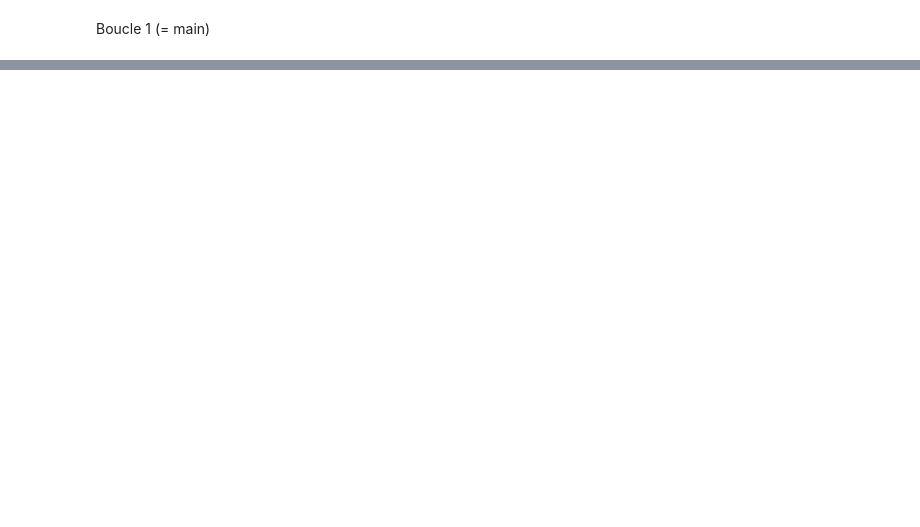
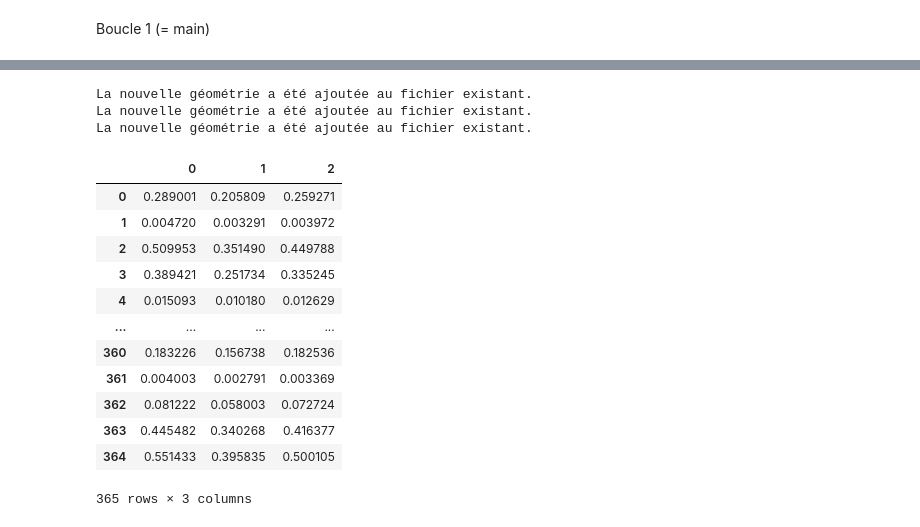
Before and after one commit to McoVale/TSAgriPV, a Jupyter notebook: bugfix_final_tab.ipynb, the cells around one changed output, grey strips where cells are left out. Cells and saved outputs as stored; diff of their text form; code cells hidden in the pictures; blank space fills up the shorter version.

```diff
--- a/bugfix_final_tab.ipynb
+++ b/bugfix_final_tab.ipynb
@@ -481,6 +511,7 @@ NB_RANGS = 10 # Nombre de panneaux par ligne
 NB_PVP_RANGS = int(GRID_SIZE / ENTRAXE) # Nombre de lignes
 LONGUEUR_PVP = GRID_SIZE / (NB_RANGS) # Longueur des panneaux dans une même ligne
 LARGEUR_BANDE = 0.18
+LARGEUR_AVIDE = (RAMPANT-4*LARGEUR_BANDE)/3
 
 column_spacing = ENTRAXE # Espacement entre lignes de panneaux (= inter-rang)
 row_spacing = GRID_SIZE / NB_RANGS # Espacement entre panneaux d'une même ligne (même support)
@@ -491,7 +522,7 @@ ANGLE_VARIABLE = -30  # Angle de rotation individuelle autour de l'axe X
 # Paramètres horaires et annuels
 ######
 HEURE_DEB = 12
-HEURE_FIN = 14
+HEURE_FIN = 13
 start_date = datetime(year=2023, month=1, day=1, hour=HEURE_DEB)  # Début de l'année (éviter les années bissextiles)
 end_date = datetime(year=2024, month=1, day=1, hour=HEURE_DEB)  # Fin de l'année (début de l'année suivante)
 NB_HEURES_ANNEES = (HEURE_FIN-HEURE_DEB)*(end_date-start_date).days
@@ -500,7 +531,7 @@ NB_HEURES_ANNEES = (HEURE_FIN-HEURE_DEB)*(end_date-start_date).days
 #####
 start_angle = -60
 end_angle = 60
-step_angle = 61
+step_angle = 60
 angles = np.arange(start_angle, end_angle + 1, step_angle)
 print(list(angles))
 
@@ -509,3 +540,6 @@ print(list(angles))
 SKYMAT_FOLDER = "cielMatrices/"
 HAUTEUR_MESURE = 0.1 # Hauteur de mesure dans IncidentRadiation
 FINESSE = 1 # Finesse de la fonction IncidentRadiation (1 = peu précis, 0 = très précis)
+
+# Appel de la fonction pour changer les unités du modèle en mètres
+#####
@@ -548,6 +576,9 @@ tab_hoys_angles = np.zeros((NB_HEURES_ANNEES, len(angles)))
 # %% [markdown]
 Boucle 1 (= main)
 # %%
+# Creating the tab that will store every irradiation value, for every angle, for every hour of the year
+tab_hoys_angles = np.zeros((NB_HEURES_ANNEES, len(angles)))
+
 # The measurement grid does not change depending on the inclination of the panels, it can only be created once. True = arboriculture
 measures_grid = create_sensor_grid_2(ANGLE_ORIENTATION,0,0,culture=True)
 
@@ -555,17 +586,17 @@ measures_grid = create_sensor_grid_2(ANGLE_ORIENTATION,0,0,culture=True)
 s1 = create_sky_matrix(location_, direct_normal_rad_, diffuse_horizontal_rad_, SKYMAT_FOLDER)
 
 #Créer géom, int_mtx_TEMOIN et data pour zone témoin (une fois)
-geom_TEMOIN = Brep()
-geom_TEMOIN.Append(create_surface(100, 100, 0.1, 0.1).ToBrep())
-sol_temoin = create_sensor_grid_2(ANGLE_ORIENTATION,100,100,culture=True)
-int_mtx_TEMOIN = np.array(de_objectify_output(incident_radiation(s1, measures_grid, geom_TEMOIN, HAUTEUR_MESURE, FINESSE)), dtype=object)
+panneaux_TEMOIN = rg.Brep()
+panneaux_TEMOIN.Append(create_surface(40, 40, 0.1, 0.1).ToBrep())
+sol_temoin = create_sensor_grid_2(ANGLE_ORIENTATION,40,40,culture=True)
+int_mtx_TEMOIN = np.array(de_objectify_output(incident_radiation(s1, sol_temoin, panneaux_TEMOIN, HAUTEUR_MESURE, FINESSE)), dtype=object)
 columns_TEMOIN = np.empty((0, len(int_mtx_TEMOIN)))
 
 #Boucle 1, Varying parameter : = tilt angle of PVPs
 for index, angle in enumerate(angles):
 
     #Create panel geometry
-    final_rotated_brep = create_and_rotate_grid(GRID_SIZE, NB_RANGS, NB_PVP_RANGS, RAMPANT, LONGUEUR_PVP, HAUTEUR, column_spacing, row_spacing, ANGLE_ORIENTATION, angle)
+    final_rotated_brep = create_panel_grid(GRID_SIZE, NB_RANGS, NB_PVP_RANGS, RAMPANT, LONGUEUR_PVP, HAUTEUR, column_spacing, row_spacing, ANGLE_ORIENTATION, angle)
 
     #Create int_mtx_angle that will be crossed with every hourly sky_mtx
     int_mtx_angle = np.array(de_objectify_output(incident_radiation(s1, measures_grid, final_rotated_brep, HAUTEUR_MESURE, FINESSE)), dtype=object)
@@ -608,7 +639,7 @@ for index, angle in enumerate(angles):
         ##Temporary SkyMatrix##-------------
 
         ##LB RTIR##-------------------------
-        sky_mtx_temp_RTIR = np.array(de_objectify_output(sky_mtx_boucle))
+        sky_mtx_temp_RTIR = np.array(de_objectify_output(sky_mtx_boucle), dtype = object)
 
         total_sky_rad = sky_mtx_temp_RTIR[1] + sky_mtx_temp_RTIR[2]
         average_sky_rad = np.mean(total_sky_rad)
@@ -621,11 +652,6 @@ for index, angle in enumerate(angles):
 
         #Zone Témoin#---
         #Ne s'exécute qu'une fois car pas de structure (context_ dans IncidentRadiation)
-        if index == 0 and current_date == start_date :
-            for pt_rel in int_mtx_TEMOIN:
-                results_RTIR_TEMOIN = np.dot(int_mtx_TEMOIN, all_rad)
-            columns_TEMOIN = np.vstack((columns_TEMOIN, results_RTIR_TEMOIN))
-        irr_all_hoys_TEMOIN = np.mean(columns, axis=1).reshape(-1, 1)
         #Zone Témoin#---
 
         ##LB RTIR##-------------------------
@@ -639,4 +665,10 @@ for index, angle in enumerate(angles):
     irr_all_hoys_one_angle = np.mean(columns, axis=1).reshape(-1, 1)
     tab_hoys_angles[:, index] = irr_all_hoys_one_angle.squeeze()
 
-tab_hoys_angles_temoin = np.column_stack((tab_hoys_angles, irr_all_hoys_TEMOIN))
+#-- Data control zone
+for pt_rel2 in int_mtx_TEMOIN:
+    results_RTIR_TEMOIN = np.dot(int_mtx_TEMOIN, all_rad)
+columns_TEMOIN = np.vstack((columns_TEMOIN, results_RTIR_TEMOIN))
+irr_all_hoys_TEMOIN = np.mean(columns, axis=1).reshape(-1, 1)
+# tab_hoys_angles_temoin = np.column_stack((tab_hoys_angles, irr_all_hoys_TEMOIN))
+# #-- Data control zone/
@@ -658 +699,29 @@ La nouvelle géométrie a été ajoutée au fichier existant.
+# %%
+#VISU
+file_path = "output_apres_boucle.3dm"
+export_brep_to_file(final_rotated_brep, file_path)
+export_brep_to_file(measures_grid[0], file_path, False)
+export_brep_to_file(panneaux_TEMOIN, file_path, False)
+export_brep_to_file(sol_temoin[0], file_path, False)
+# %% [output]
+La nouvelle géométrie a été ajoutée au fichier existant.
+La nouvelle géométrie a été ajoutée au fichier existant.
+La nouvelle géométrie a été ajoutée au fichier existant.
+# %%
+df2 = pd.DataFrame(tab_hoys_angles)
+df2
+# %% [output]
+|  | 0 | 1 | 2 |
+| 0 | 0.289001 | 0.205809 | 0.259271 |
+| 1 | 0.004720 | 0.003291 | 0.003972 |
+| 2 | 0.509953 | 0.351490 | 0.449788 |
+| 3 | 0.389421 | 0.251734 | 0.335245 |
+| 4 | 0.015093 | 0.010180 | 0.012629 |
+| ... | ... | ... | ... |
+| 360 | 0.183226 | 0.156738 | 0.182536 |
+| 361 | 0.004003 | 0.002791 | 0.003369 |
+| 362 | 0.081222 | 0.058003 | 0.072724 |
+| 363 | 0.445482 | 0.340268 | 0.416377 |
+| 364 | 0.551433 | 0.395835 | 0.500105 |
+365 rows × 3 columns
 # %%
```
Also changed, not shown: parts of 13 cells of this notebook, 1 other file.
